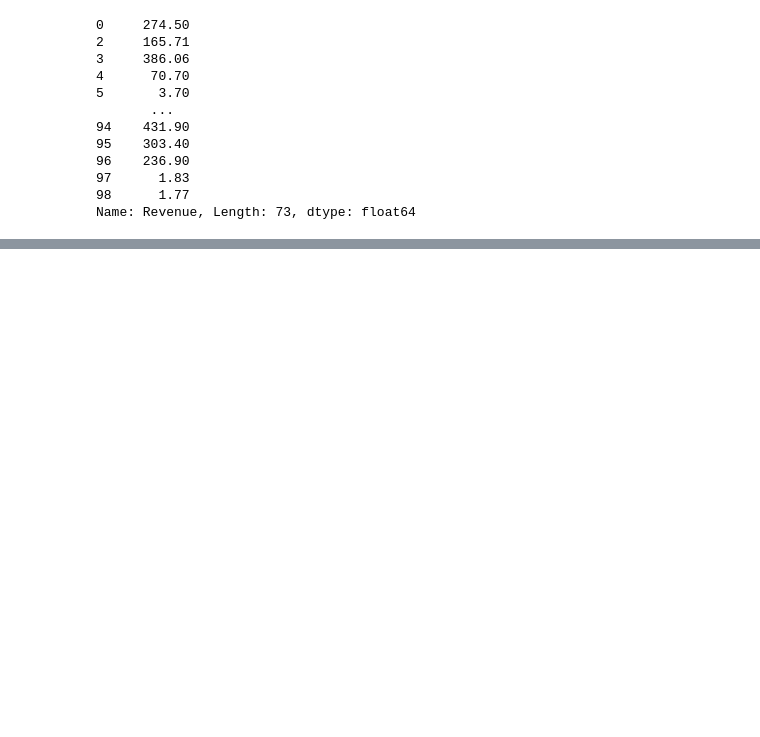
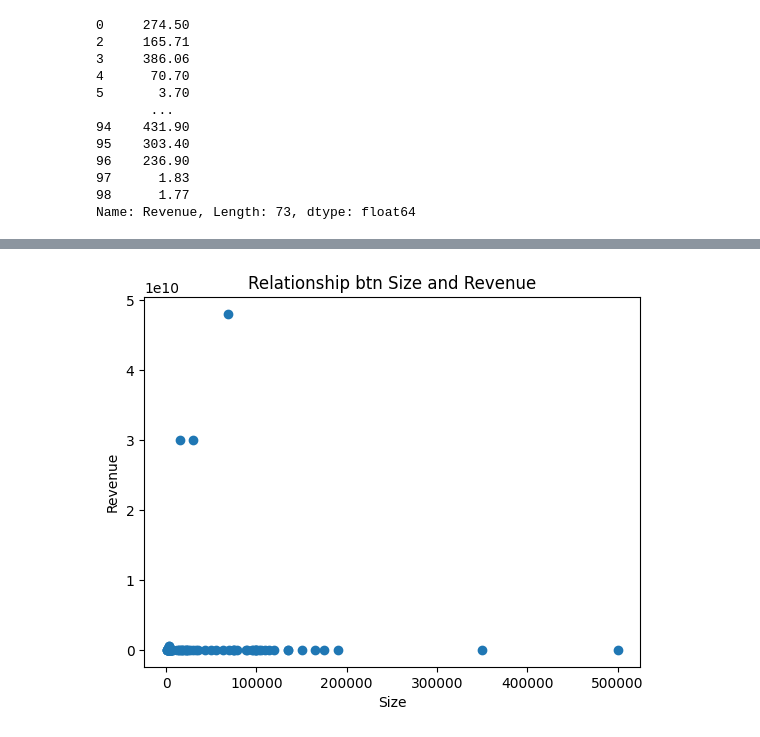
Before and after one commit to vidakpop/Data-analtytics-on-influence-of-IT-adoption-in-SMES, a Jupyter notebook: IT_Adoption.ipynb, the cells around one changed output, grey strips where cells are left out. Saved outputs shown, nothing was run; the diff lists cells and outputs as text; code cells hidden in the pictures; blank space fills up the shorter version.

```diff
--- a/IT_Adoption.ipynb
+++ b/IT_Adoption.ipynb
@@ -158,0 +186,13 @@ Name: IT Budget, Length: 99, dtype: float64
+# %%
+# Convert revenue column to numeric
+df['Revenue'] = pd.to_numeric(df['Revenue'])
+
+x = df['Size']
+y = df['Revenue']
+plt.scatter(x, y)
+plt.title('Relationship btn Size and Revenue')
+plt.xlabel('Size')
+plt.ylabel('Revenue')
+plt.show()
+# %% [output]
+[figure, added]
```
Also changed, not shown: parts of 20 cells of this notebook.
